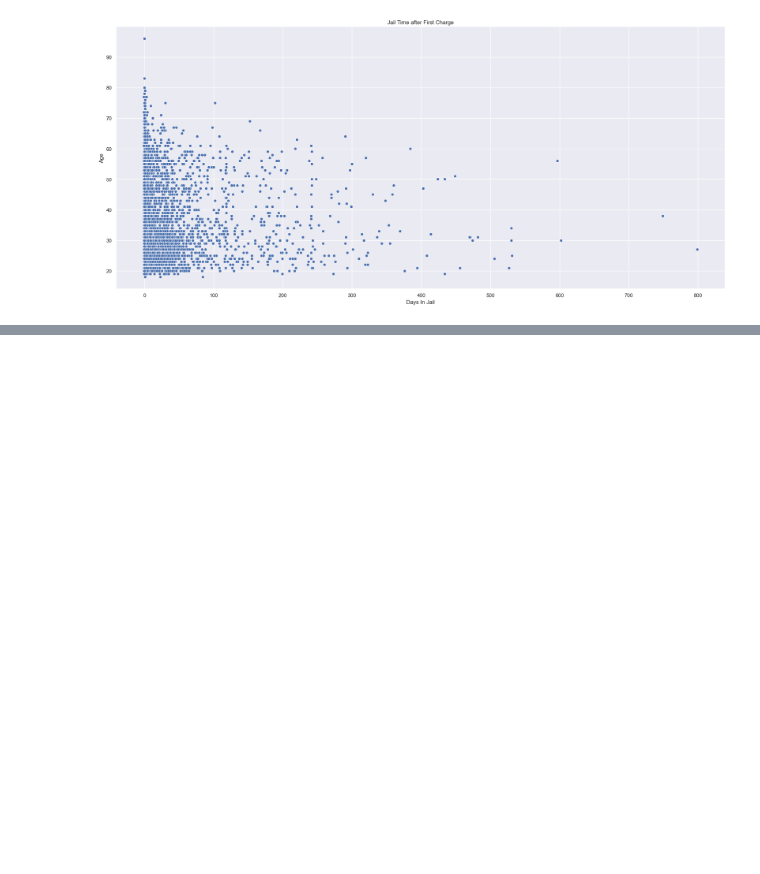
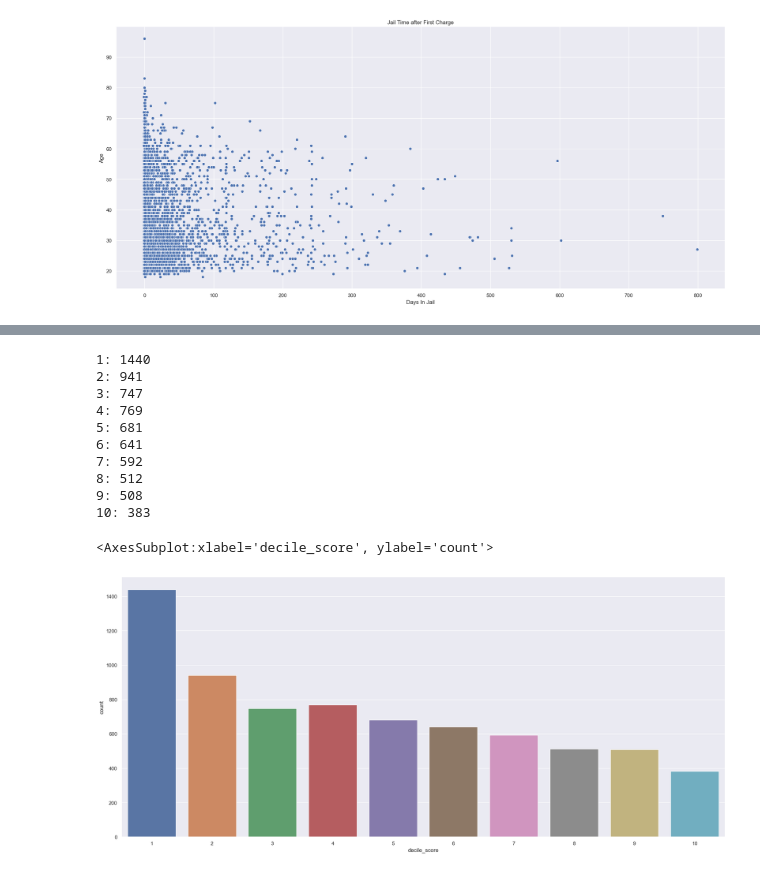
Before and after one commit to ApuAdh/DataScienceOne, a Jupyter notebook: Code Templates/SeabornFundamentals.ipynb, the cells around one changed output, grey strips where cells are left out. Cells and saved outputs as stored; diff of their text form; code cells hidden in the pictures; blank space fills up the shorter version.

```diff
--- a/Code Templates/SeabornFundamentals.ipynb
+++ b/Code Templates/SeabornFundamentals.ipynb
@@ -109,0 +85,22 @@ Asian: 32
+# %%
+decile_score_set = set(df["decile_score"].unique())
+decile_score = list(decile_score_set)
+
+for i in decile_score:
+    count = df['decile_score'].value_counts()[i]
+    print(f'{i}: {count}')
+
+sns.countplot(x=df["decile_score"])
+# %% [output]
+1: 1440
+2: 941
+3: 747
+4: 769
+5: 681
+6: 641
+7: 592
+8: 512
+9: 508
+10: 383
+<AxesSubplot:xlabel='decile_score', ylabel='count'>
+[figure, added]
```
Also changed, not shown: parts of 9 cells of this notebook.
